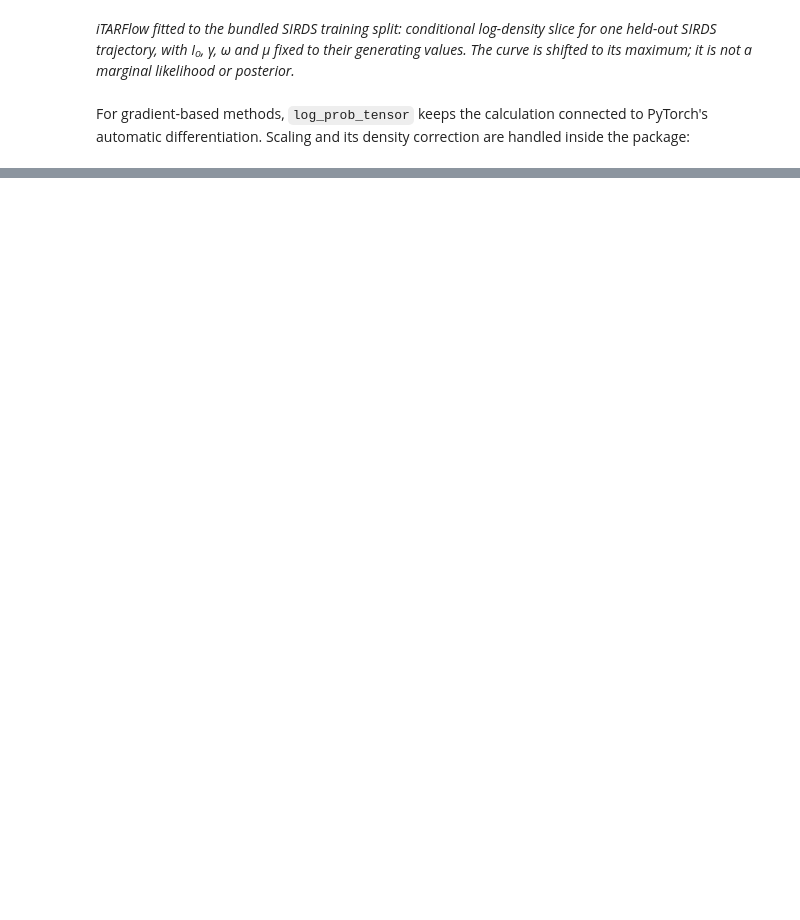
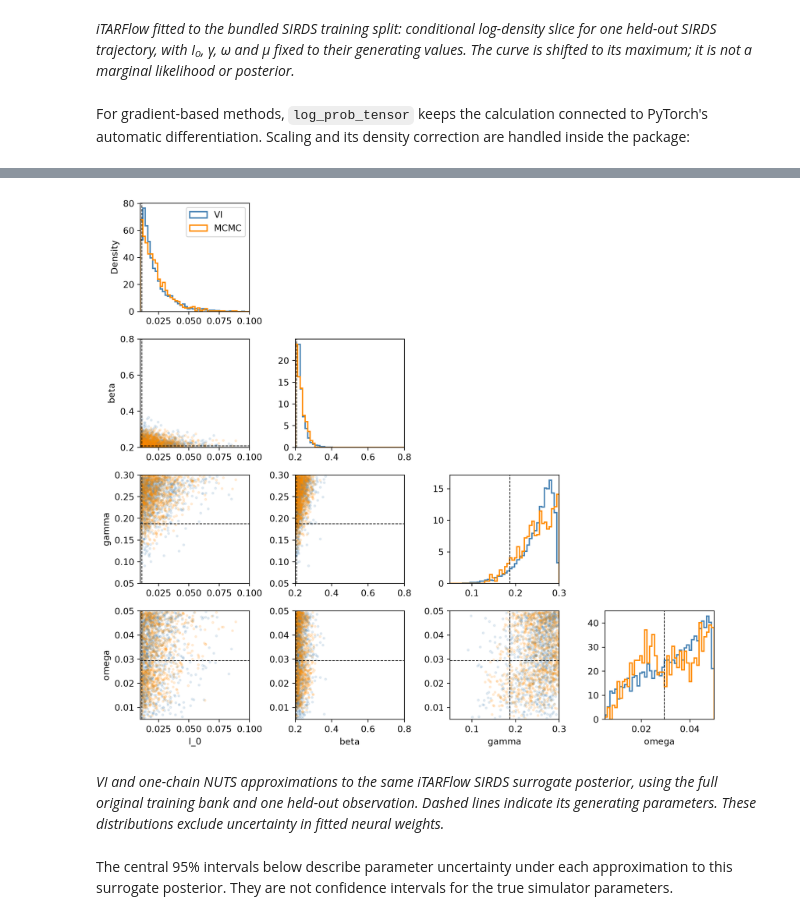
Before and after one commit to OJWatson/metis, a Jupyter notebook: sbi/vi-mcmc.ipynb, the cells around one changed output, grey strips where cells are left out. Drawn from its saved outputs; the diff is of its cells as text; code cells hidden in the pictures; blank space fills up the shorter version.

```diff
--- a/sbi/vi-mcmc.ipynb
+++ b/sbi/vi-mcmc.ipynb
@@ -527,0 +417,43 @@ posterior draws and compare those trajectories with the observation.
+# %%
+#| code-fold: true
+#| code-summary: "Plot marginal and joint VI/MCMC draws"
+#| fig-cap: "VI and one-chain NUTS approximations to the same iTARFlow SIRDS surrogate posterior, using the full original training bank and one held-out observation. Dashed lines indicate its generating parameters. These distributions exclude uncertainty in fitted neural weights."
+mcmc_array = mcmc_samples.numpy()
+comparison_samples = [("VI", vi_samples, "steelblue"),
+                      ("MCMC", mcmc_array, "darkorange")]
+fig, axes = plt.subplots(4, 4, figsize=(10, 9))
+for i, row in enumerate(axes):
+    for j, ax in enumerate(row):
+        if j > i:
+            ax.axis("off")
+            continue
+        if i == j:
+            bins = np.linspace(*prior_bounds[parameter_names[i]], 45)
+            for label, samples, colour in comparison_samples:
+                ax.hist(samples[:, i], bins=bins, density=True,
+                        histtype="step", linewidth=1.5, color=colour, label=label)
+        else:
+            for label, samples, colour in comparison_samples:
+                ax.scatter(samples[:1000, j], samples[:1000, i],
+                           s=5, alpha=0.12, color=colour, rasterized=True)
+            ax.axhline(true_inputs[0, bank.input_names.index(parameter_names[i])],
+                       color="black", linestyle="--", linewidth=0.8)
+            ax.set_ylim(prior_bounds[parameter_names[i]])
+        ax.axvline(true_inputs[0, bank.input_names.index(parameter_names[j])],
+                   color="black", linestyle="--", linewidth=0.8)
+        ax.set_xlim(prior_bounds[parameter_names[j]])
+        if j == 0:
+            ax.set_ylabel("Density" if i == 0 else parameter_names[i])
+        if i == 3:
+            ax.set_xlabel(parameter_names[j])
+axes[0, 0].legend()
+fig.tight_layout()
+plt.show()
+# %% [output]
+[figure, added]
+# %% [markdown]
+*VI and one-chain NUTS approximations to the same iTARFlow SIRDS surrogate posterior, using the full original training bank and one held-out observation. Dashed lines indicate its generating parameters. These distributions exclude uncertainty in fitted neural weights.*
+# %% [markdown]
+The central 95% intervals below describe parameter uncertainty under each
+approximation to this surrogate posterior. They are not confidence intervals
+for the true simulator parameters.
```
Also changed, not shown: parts of 30 cells of this notebook, 11 other files.
